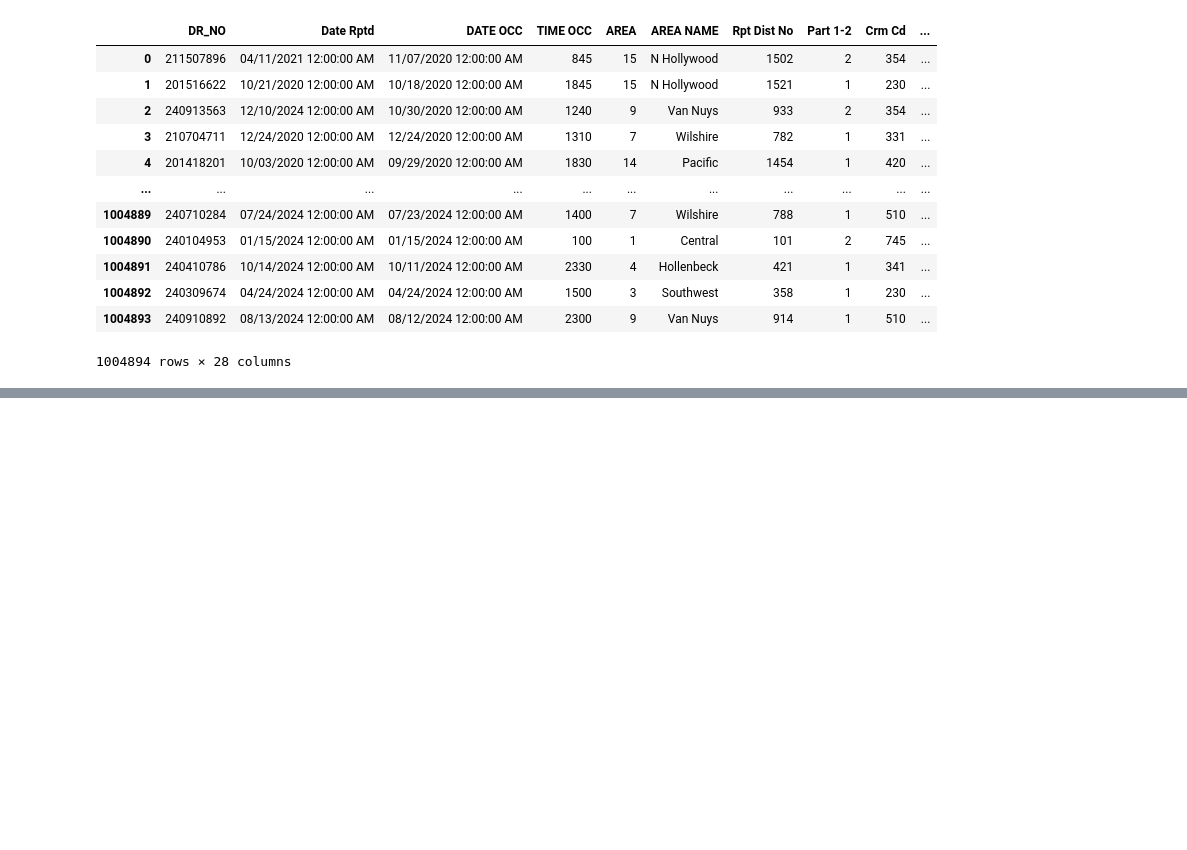
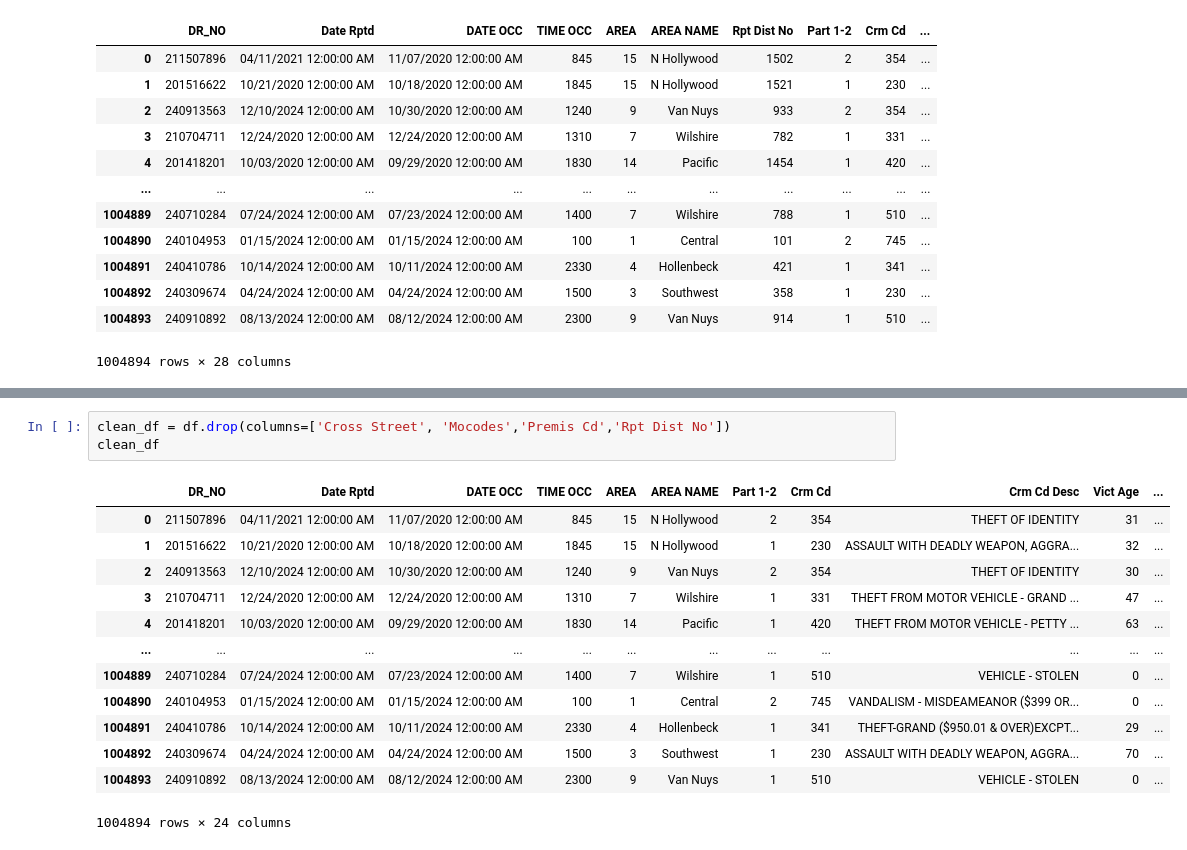
Before and after one commit to kamariban/data-analysis, a Jupyter notebook: crime.ipynb, the cells around one changed output, grey strips where cells are left out. Drawn from its saved outputs; the diff is of its cells as text; blank space fills up the shorter version.

```diff
--- a/crime.ipynb
+++ b/crime.ipynb
@@ -49,0 +78,17 @@ remove
+# %%
+clean_df = df.drop(columns=['Cross Street', 'Mocodes','Premis Cd','Rpt Dist No'])
+clean_df
+# %% [output]
+|  | DR_NO | Date Rptd | DATE OCC | TIME OCC | AREA | AREA NAME | Part 1-2 | Crm Cd | Crm Cd Desc | Vict Age | ... |
+| 0 | 211507896 | 04/11/2021 12:00:00 AM | 11/07/2020 12:00:00 AM | 845 | 15 | N Hollywood | 2 | 354 | THEFT OF IDENTITY | 31 | ... |
+| 1 | 201516622 | 10/21/2020 12:00:00 AM | 10/18/2020 12:00:00 AM | 1845 | 15 | N Hollywood | 1 | 230 | ASSAULT WITH DEADLY WEAPON, AGGRA... | 32 | ... |
+| 2 | 240913563 | 12/10/2024 12:00:00 AM | 10/30/2020 12:00:00 AM | 1240 | 9 | Van Nuys | 2 | 354 | THEFT OF IDENTITY | 30 | ... |
+| 3 | 210704711 | 12/24/2020 12:00:00 AM | 12/24/2020 12:00:00 AM | 1310 | 7 | Wilshire | 1 | 331 | THEFT FROM MOTOR VEHICLE - GRAND ... | 47 | ... |
+| 4 | 201418201 | 10/03/2020 12:00:00 AM | 09/29/2020 12:00:00 AM | 1830 | 14 | Pacific | 1 | 420 | THEFT FROM MOTOR VEHICLE - PETTY ... | 63 | ... |
+| ... | ... | ... | ... | ... | ... | ... | ... | ... | ... | ... | ... |
+| 1004889 | 240710284 | 07/24/2024 12:00:00 AM | 07/23/2024 12:00:00 AM | 1400 | 7 | Wilshire | 1 | 510 | VEHICLE - STOLEN | 0 | ... |
+| 1004890 | 240104953 | 01/15/2024 12:00:00 AM | 01/15/2024 12:00:00 AM | 100 | 1 | Central | 2 | 745 | VANDALISM - MISDEAMEANOR ($399 OR... | 0 | ... |
+| 1004891 | 240410786 | 10/14/2024 12:00:00 AM | 10/11/2024 12:00:00 AM | 2330 | 4 | Hollenbeck | 1 | 341 | THEFT-GRAND ($950.01 & OVER)EXCPT... | 29 | ... |
+| 1004892 | 240309674 | 04/24/2024 12:00:00 AM | 04/24/2024 12:00:00 AM | 1500 | 3 | Southwest | 1 | 230 | ASSAULT WITH DEADLY WEAPON, AGGRA... | 70 | ... |
+| 1004893 | 240910892 | 08/13/2024 12:00:00 AM | 08/12/2024 12:00:00 AM | 2300 | 9 | Van Nuys | 1 | 510 | VEHICLE - STOLEN | 0 | ... |
+1004894 rows × 24 columns
```
Also changed, not shown: parts of 31 cells of this notebook.
